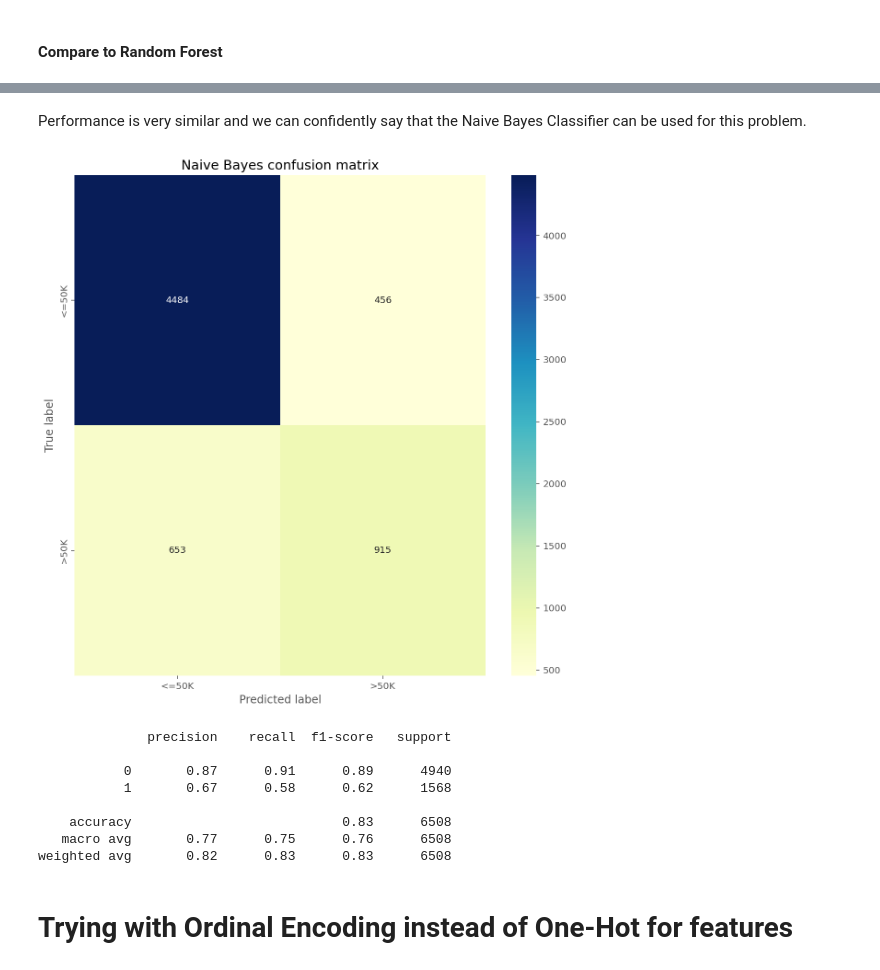
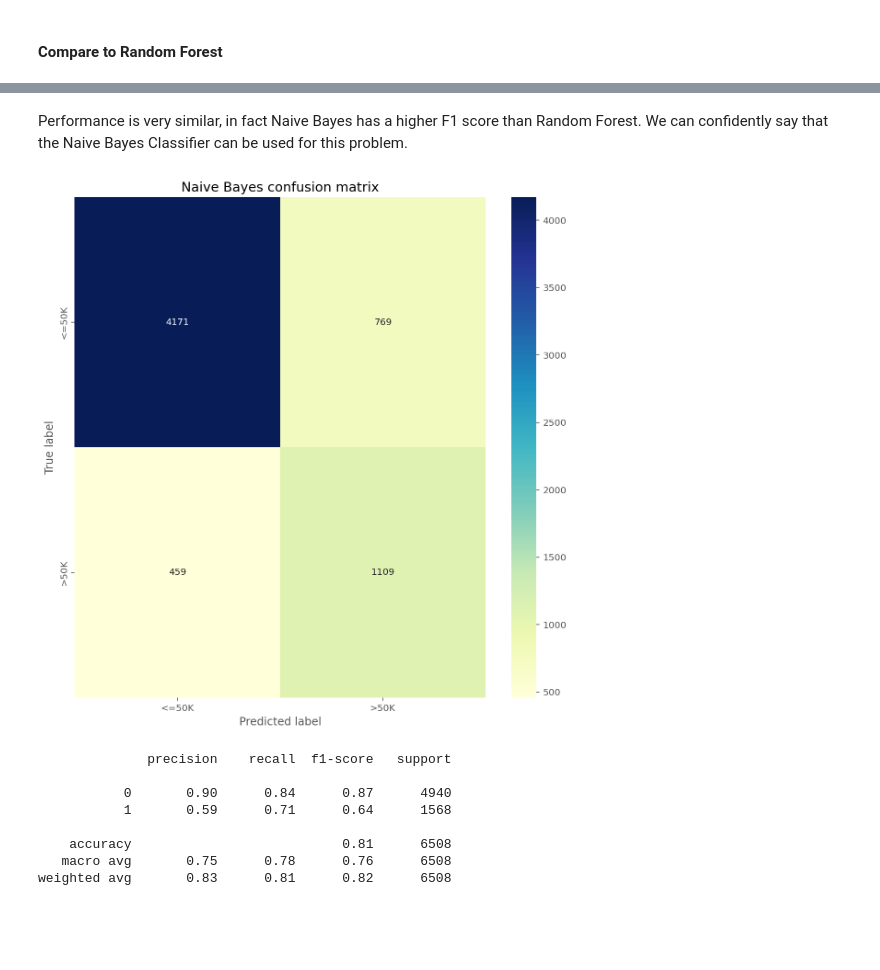
Before and after one commit to davitbarblishvili/AML_Group_Project, a Jupyter notebook: Adult_Income_Naive_Bayes.ipynb, the cells around one changed output, grey strips where cells are left out. Saved outputs shown, nothing was run; the diff lists cells and outputs as text; code cells hidden in the pictures; blank space fills up the shorter version.

```diff
--- a/Adult_Income_Naive_Bayes.ipynb
+++ b/Adult_Income_Naive_Bayes.ipynb
@@ -308,7 +328,4 @@ from sklearn.naive_bayes import GaussianNB
 from sklearn.ensemble import RandomForestClassifier, ExtraTreesClassifier
 from sklearn.metrics import accuracy_score, f1_score, confusion_matrix, classification_report
 # %%
-train_df, test_df = train_test_split(i_df, test_size=0.2, random_state=42,stratify=i_df['income'])
+train_df, test_df = train_test_split(income_df, test_size=0.2, random_state=42,stratify=income_df['income'])
-# %%
-train_df = pd.read_csv("train.csv")
-test_df = pd.read_csv("test.csv")
@@ -336,6 +359,6 @@ y_test = test_df['income']
 # %% [markdown]
 ### Scaling
 # %%
-scaler = MinMaxScaler()
-X_dev = scaler.fit_transform(X_dev)
-X_test = scaler.transform(X_test)
+# scaler = MinMaxScaler()
+# X_dev = scaler.fit_transform(X_dev)
+# X_test = scaler.transform(X_test)
@@ -431,7 +462,7 @@ Naive Bayes test accuracy with random oversampling =  0.8275968039336201
 # %%
 print('Naive Bayes Classifier:')
-y_pred_gnb = gnb_pipe.predict(X_test)
-print('Accuracy score:', round(accuracy_score(y_test, y_pred_gnb) * 100, 2))
-print('F1 score:', round(f1_score(y_test, y_pred_gnb) * 100, 2))
+y_pred_ros = gnb_pipe2.predict(X_test)
+print('Accuracy score:', round(accuracy_score(y_test, y_pred_ros) * 100, 2))
+print('F1 score:', round(f1_score(y_test, y_pred_ros) * 100, 2))
 # %% [output]
 Naive Bayes Classifier:
@@ -458,27 +489,25 @@ F1 score: 64.1
 # %% [markdown]
-Performance is very similar and we can confidently say that the Naive Bayes Classifier can be used for this problem.
+Performance is very similar, in fact Naive Bayes has a higher F1 score than Random Forest. We can confidently say that the Naive Bayes Classifier can be used for this problem.
 # %%
-cm = confusion_matrix(y_test, y_pred_gnb)
+cm = confusion_matrix(y_test, y_pred_ros)
 cm_df = pd.DataFrame(cm, index = ['<=50K','>50K'], columns = ['<=50K','>50K'])
 plt.figure(figsize=(10,10))
 sns.heatmap(cm_df, annot=True, fmt='d', cmap='YlGnBu')
 plt.ylabel('True label')
 plt.xlabel('Predicted label')
 plt.title("Naive Bayes confusion matrix")
 plt.savefig('heatmap_NB_one-hot.png')
 plt.show()
 # %% [output]
-[figure, old version]
+[figure, new version]
 # %%
-print(classification_report(y_test, y_pred_gnb))
+print(classification_report(y_test, y_pred_ros))
 # %% [output]
               precision    recall  f1-score   support
 
-           0       0.87      0.91      0.89      4940
-           1       0.67      0.58      0.62      1568
+           0       0.90      0.84      0.87      4940
+           1       0.59      0.71      0.64      1568
 
-    accuracy                           0.83      6508
-   macro avg       0.77      0.75      0.76      6508
-weighted avg       0.82      0.83      0.83      6508
+    accuracy                           0.81      6508
+   macro avg       0.75      0.78      0.76      6508
+weighted avg       0.83      0.81      0.82      6508
-# %% [markdown]
-# Trying with Ordinal Encoding instead of One-Hot for features
```
Also changed, not shown: parts of 54 cells of this notebook, 1 other file.
